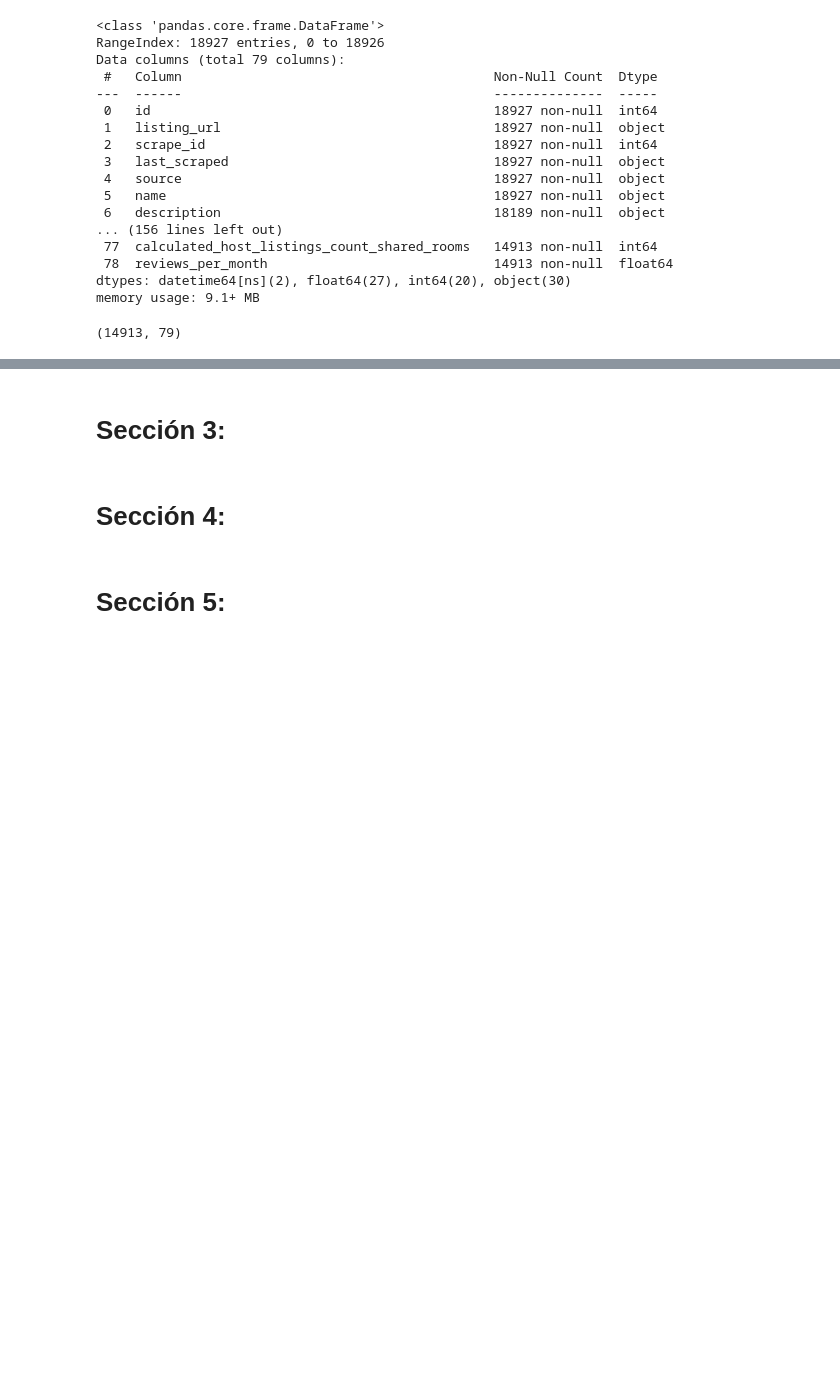
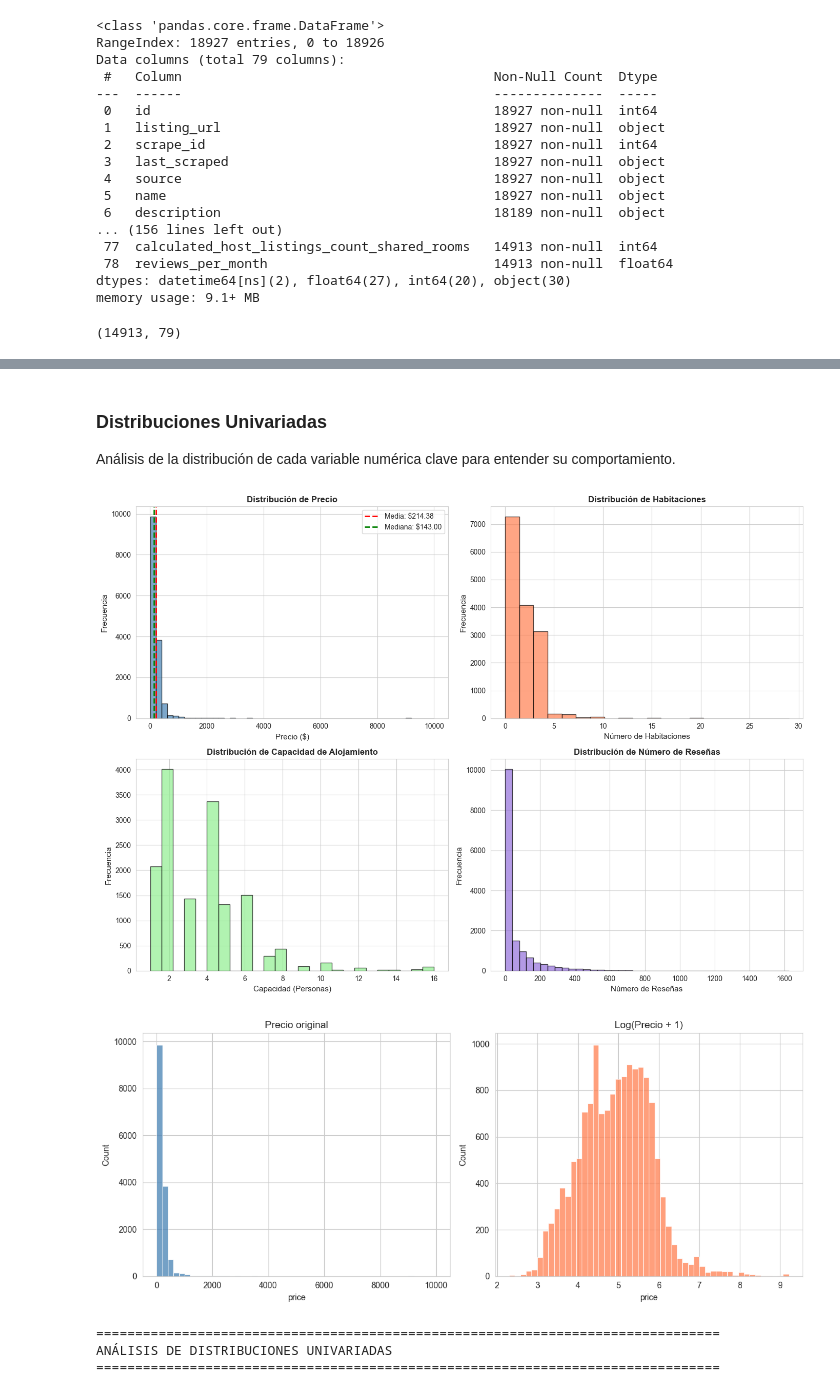
Before and after one commit to Santibari/Taller2-Analitica, a Jupyter notebook: Taller_1_EDA_Modelos_Regresion.ipynb, the cells around one changed output, grey strips where cells are left out. Cells and saved outputs as stored; diff of their text form; code cells hidden in the pictures; blank space fills up the shorter version.

```diff
--- a/Taller_1_EDA_Modelos_Regresion.ipynb
+++ b/Taller_1_EDA_Modelos_Regresion.ipynb
@@ -287,6 +363,60 @@ memory usage: 9.1+ MB
 # %% [markdown]
-# Sección 3:
+### Distribuciones Univariadas
+
+Análisis de la distribución de cada variable numérica clave para entender su comportamiento.
-# %% [markdown]
-# Sección 4:
-# %% [markdown]
-# Sección 5:
+# %%
+# ===== 2.2 DISTRIBUCIONES UNIVARIADAS =====
+
+# Histograma de Price
+fig, axes = plt.subplots(2, 2, figsize=(14, 10))
+
+# Precio - Histograma
+axes[0, 0].hist(df['price'], bins=50, color='steelblue', edgecolor='black', alpha=0.7)
+axes[0, 0].set_xlabel('Precio ($)', fontsize=11)
+axes[0, 0].set_ylabel('Frecuencia', fontsize=11)
+axes[0, 0].set_title('Distribución de Precio', fontsize=12, fontweight='bold')
+axes[0, 0].axvline(df['price'].mean(), color='red', linestyle='--', linewidth=2, label=f'Media: ${df["price"].mean():.2f}')
+axes[0, 0].axvline(df['price'].median(), color='green', linestyle='--', linewidth=2, label=f'Mediana: ${df["price"].median():.2f}')
+axes[0, 0].legend()
+
+# Bedrooms
+axes[0, 1].hist(df['bedrooms'].dropna(), bins=20, color='coral', edgecolor='black', alpha=0.7)
+axes[0, 1].set_xlabel('Número de Habitaciones', fontsize=11)
+axes[0, 1].set_ylabel('Frecuencia', fontsize=11)
+axes[0, 1].set_title('Distribución de Habitaciones', fontsize=12, fontweight='bold')
+
+# Accommodates
+axes[1, 0].hist(df['accommodates'].dropna(), bins=25, color='lightgreen', edgecolor='black', alpha=0.7)
+axes[1, 0].set_xlabel('Capacidad (Personas)', fontsize=11)
+axes[1, 0].set_ylabel('Frecuencia', fontsize=11)
+axes[1, 0].set_title('Distribución de Capacidad de Alojamiento', fontsize=12, fontweight='bold')
+
+# Number of Reviews
+axes[1, 1].hist(df['number_of_reviews'].dropna(), bins=40, color='mediumpurple', edgecolor='black', alpha=0.7)
+axes[1, 1].set_xlabel('Número de Reseñas', fontsize=11)
+axes[1, 1].set_ylabel('Frecuencia', fontsize=11)
+axes[1, 1].set_title('Distribución de Número de Reseñas', fontsize=12, fontweight='bold')
+
+plt.tight_layout()
+plt.show()
+
+# histograma de precio transformado
+plt.figure(figsize=(12,5))
+plt.subplot(1,2,1)
+sns.histplot(df['price'], bins=50, color='steelblue')
+plt.title('Precio original')
+plt.subplot(1,2,2)
+sns.histplot(np.log1p(df['price']), bins=50, color='coral')
+plt.title('Log(Precio + 1)')
+plt.tight_layout()
+plt.show()
+
+print("\n" + "="*80)
+print("ANÁLISIS DE DISTRIBUCIONES UNIVARIADAS")
+print("="*80)
+# %% [output]
+[figure, added]
+[figure, added]
+================================================================================
+ANÁLISIS DE DISTRIBUCIONES UNIVARIADAS
+================================================================================
```
Also changed, not shown: parts of 14 cells of this notebook.
